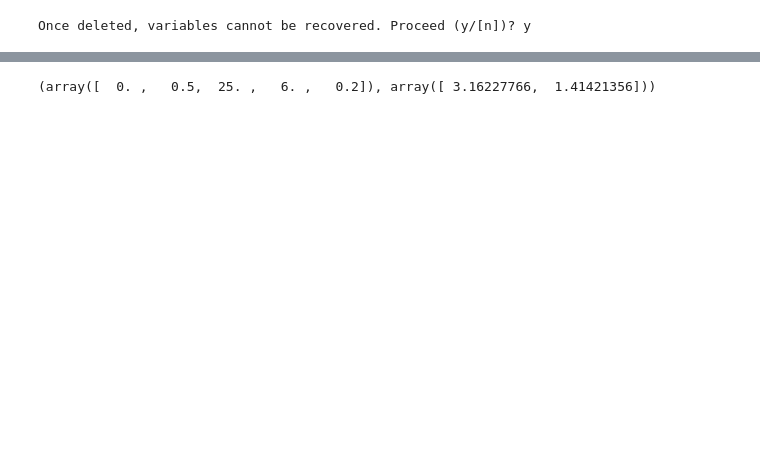
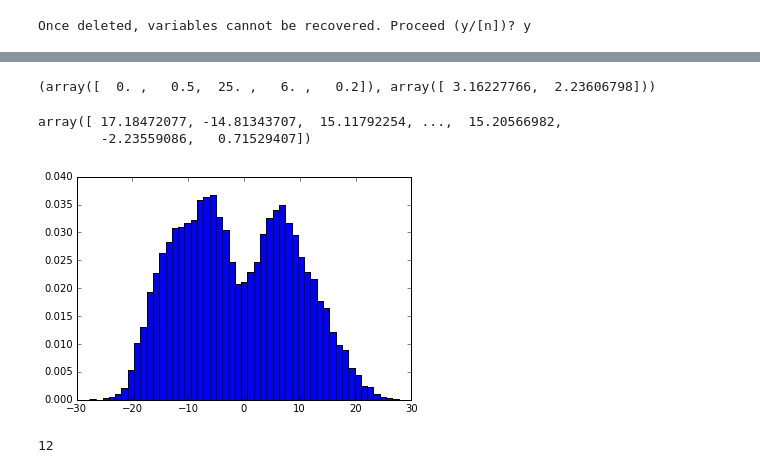
Before and after one commit to masomatics/snapshot2015, a Jupyter notebook: notes/Untitled.ipynb, the cells around one changed output, grey strips where cells are left out. Saved outputs shown, nothing was run; the diff lists cells and outputs as text; code cells hidden in the pictures; blank space fills up the shorter version.

```diff
--- a/notes/Untitled.ipynb
+++ b/notes/Untitled.ipynb
@@ -41,25 +16,36 @@ class Discrete_Doucet_system:
 # %%
-dsystem = Discrete_Doucet_system()
+dsystem = Discrete_Doucet_system.Discrete_Doucet_system()
 dsystem.theta, dsystem.sigma
 # %% [output]
-(array([  0. ,   0.5,  25. ,   6. ,   0.2]), array([ 3.16227766,  1.41421356]))
+(array([  0. ,   0.5,  25. ,   6. ,   0.2]), array([ 3.16227766,  2.23606798]))
 # %%
 init = -1.5
-Nx = 30
-Ny = 60
+Nx0 = 30000
 
-x0 = np.array([init]*Nx )
-x0 = np.random.normal(init,  np.sqrt(5) , Nx)
+x0 = np.array([init]*Nx0 )
+x0 = np.random.normal(init,  np.sqrt(5) , Nx0)
 # %%
-T = 12
+T0 = 4
 xnow = x0
+pnow = np.power(x0 - init,2)
 xmean = np.array([0.]*(T+1))
-xmean[0] = init
+xmean2 = np.array([0.]*(T+1))
 
-for t  in range(1,T+1,1):
-    xynow = dsystem.update(xnow)
-    xnow = xynow[0]
-    ynow = xynow[1]
+xmean[0] = np.mean(x0)
+xmean2[0] = np.mean(x0)
+
+
+for t  in range(1,T0+1,1):
+    xnow, pnow = dsystem.update(xnow, pnow)
     xmean[t] = np.mean(xnow)
+    xmean2[t] = np.mean(np.power(xnow,2))
 
-xdat = xnow
+
+simul  = Discrete_Doucet_system.Simulate(T = T0)
+powers = [1,2,3]
+mmts = simul.moment_history(dsystem, powers, Nx = Nx0)
+
+xnow
+# %% [output]
+array([ 17.18472077, -14.81343707,  15.11792254, ...,  15.20566982,
+        -2.23559086,   0.71529407])
@@ -77,0 +52,8 @@ xobs = xnow
+# %%
+xplot= plt.hist(xnow,bins=50, normed=True)
+# %% [output]
+[figure, added]
+# %%
+T
+# %% [output]
+12
```
Also changed, not shown: parts of 14 cells of this notebook, 3 other files.
